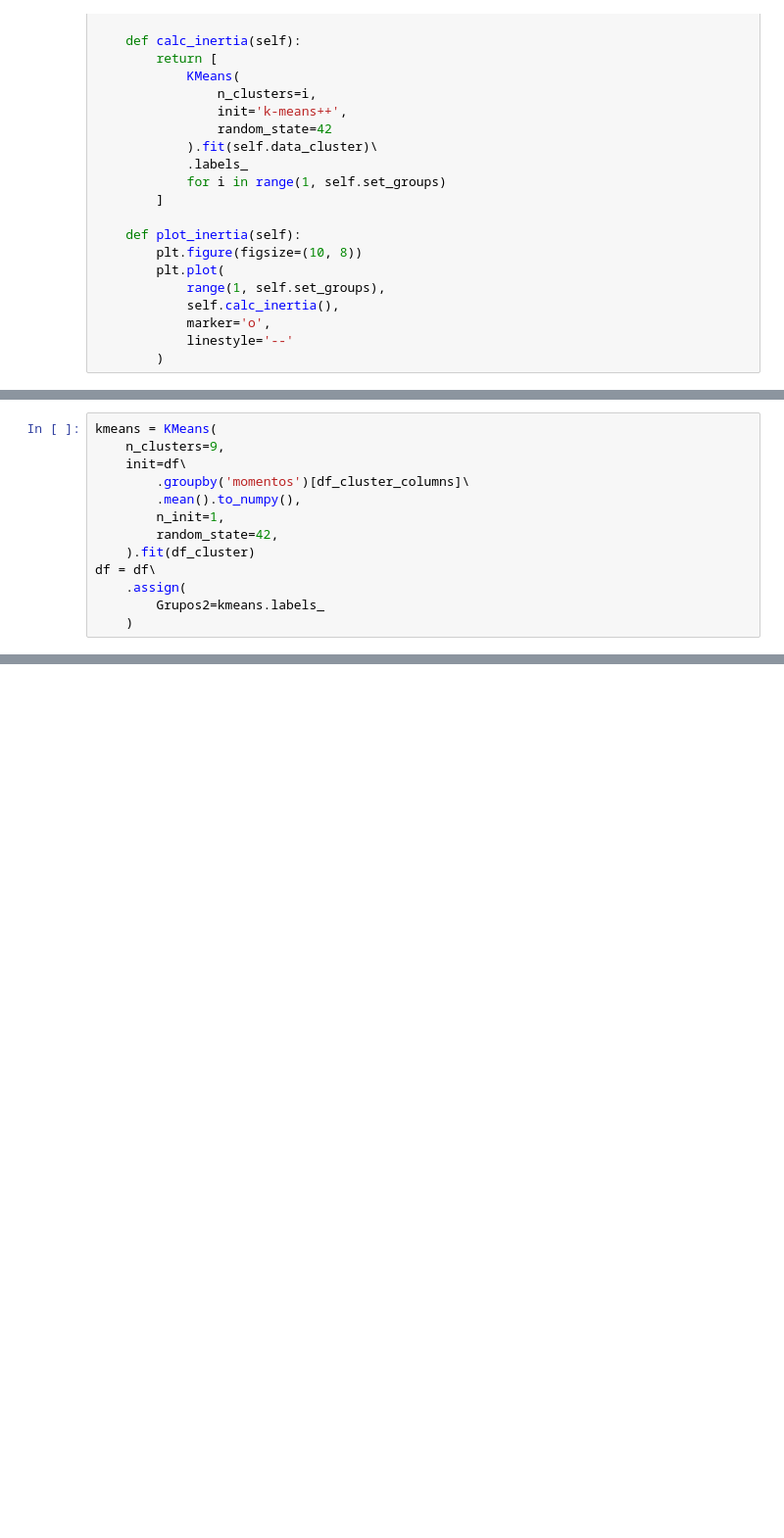
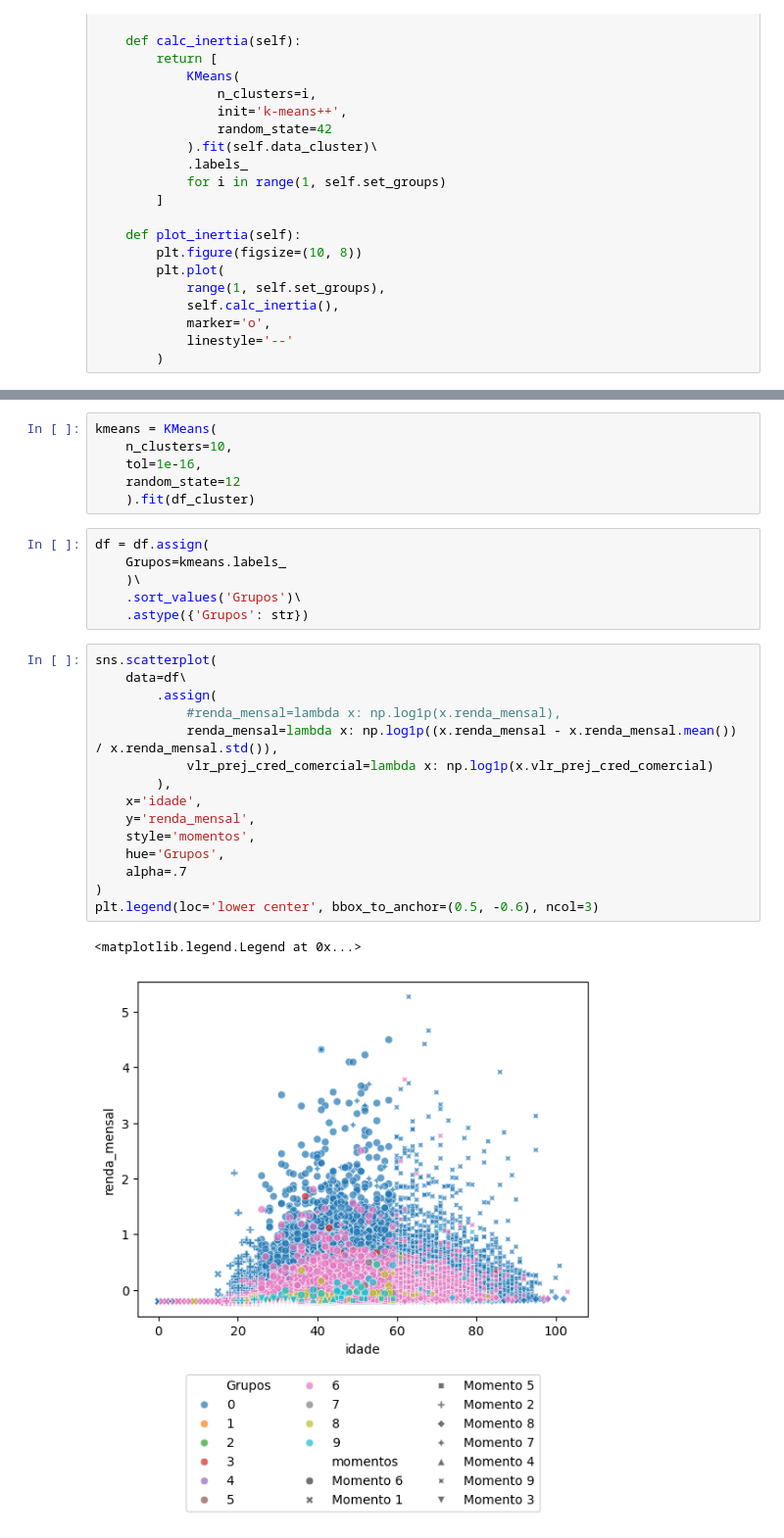
Before and after one commit to cowvin0/seg, a Jupyter notebook: segmentacao.ipynb, the cells around one changed output, grey strips where cells are left out. Shown: that part at 98% size. Saved outputs shown, nothing was run; the diff lists cells and outputs as text; blank space fills up the shorter version.

```diff
--- a/segmentacao.ipynb
+++ b/segmentacao.ipynb
@@ -197,16 +196,3 @@ category_sizes = np.unique(df.momentos, return_counts=True)
-# %%
-kmeans = KMeans(
-    n_clusters=9,
-    init=df\
-        .groupby('momentos')[df_cluster_columns]\
-        .mean().to_numpy(),
-        n_init=1,
-        random_state=42,
-    ).fit(df_cluster)
-df = df\
-    .assign(
-        Grupos2=kmeans.labels_
-    )
 # %%
 #for seed in range(30):
 #    kmeans = KMeans(
@@ -230,0 +207,30 @@ df = df\
+# %%
+kmeans = KMeans(
+    n_clusters=10,
+    tol=1e-16,
+    random_state=12
+    ).fit(df_cluster)
+# %%
+df = df.assign(
+    Grupos=kmeans.labels_
+    )\
+    .sort_values('Grupos')\
+    .astype({'Grupos': str})
+# %%
+sns.scatterplot(
+    data=df\
+        .assign(
+            #renda_mensal=lambda x: np.log1p(x.renda_mensal),
+            renda_mensal=lambda x: np.log1p((x.renda_mensal - x.renda_mensal.mean()) / x.renda_mensal.std()),
+            vlr_prej_cred_comercial=lambda x: np.log1p(x.vlr_prej_cred_comercial)
+        ),
+    x='idade',
+    y='renda_mensal',
+    style='momentos',
+    hue='Grupos',
+    alpha=.7
+)
+plt.legend(loc='lower center', bbox_to_anchor=(0.5, -0.6), ncol=3)
+# %% [output]
+<matplotlib.legend.Legend at 0x...>
+[figure, added]
```
Also changed, not shown: parts of 19 cells of this notebook, 1 other file.
